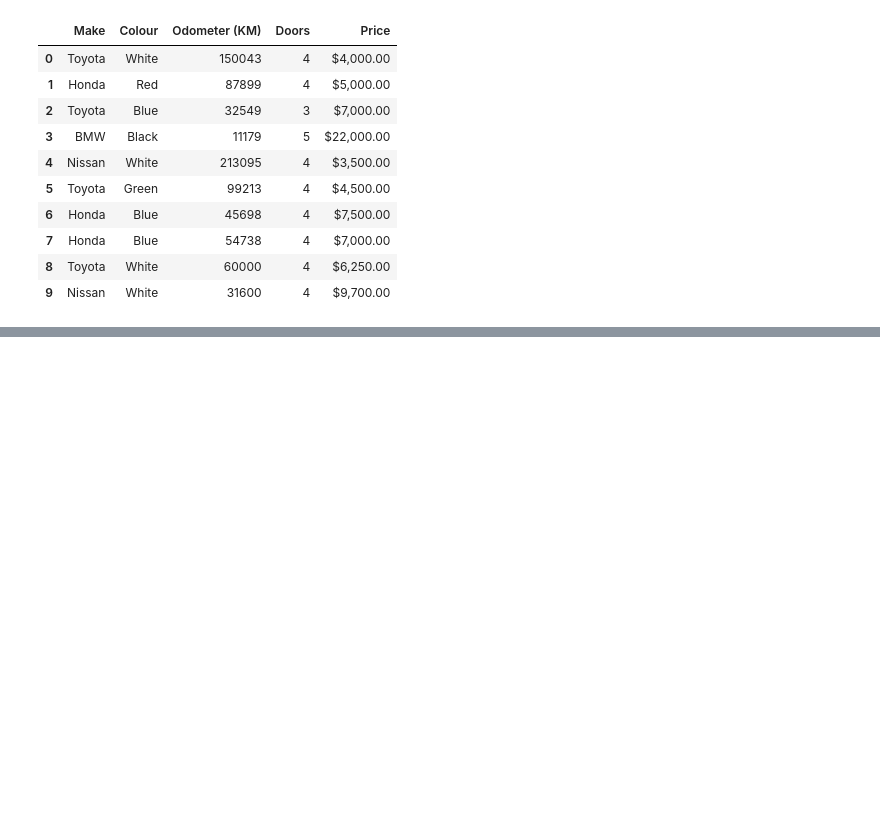
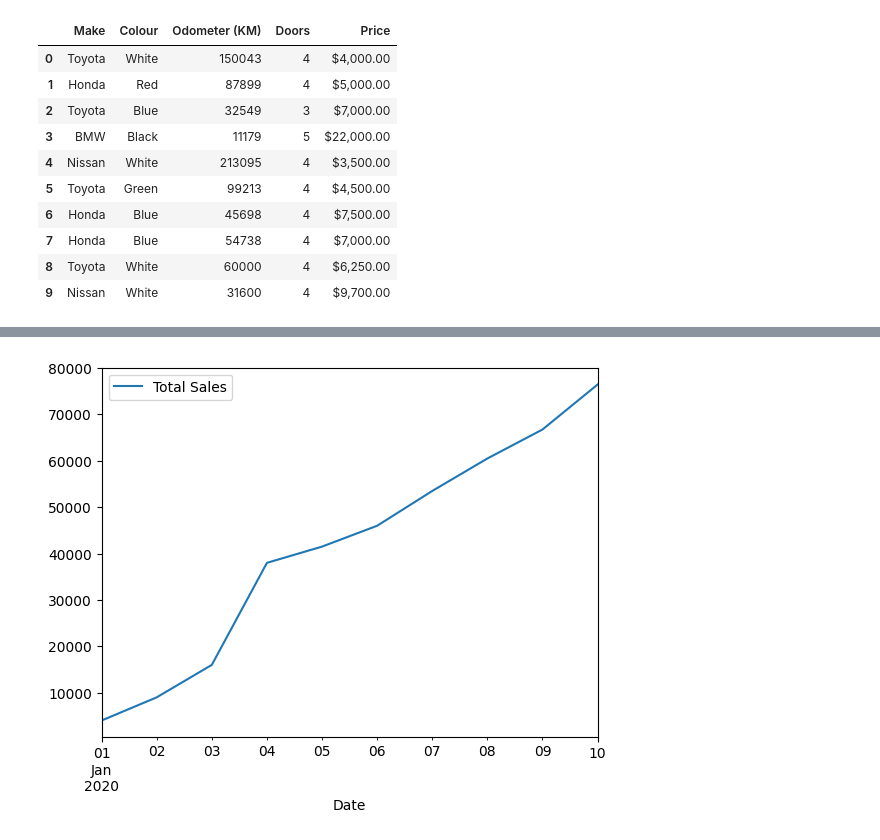
Before and after one commit to ParasKore2003/Machine-Learning, a Jupyter notebook: Practice/Matplotlib/Introduction_to_Matplotlib.ipynb, the cells around one changed output, grey strips where cells are left out. Cells and saved outputs as stored; diff of their text form; code cells hidden in the pictures; blank space fills up the shorter version.

```diff
--- a/Practice/Matplotlib/Introduction_to_Matplotlib.ipynb
+++ b/Practice/Matplotlib/Introduction_to_Matplotlib.ipynb
@@ -208,3 +208,5 @@ car_Sales
 | 7 | Honda | Blue | 54738 | 4 | $7,000.00 |
 | 8 | Toyota | White | 60000 | 4 | $6,250.00 |
 | 9 | Nissan | White | 31600 | 4 | $9,700.00 |
+# %%
+car_Sales["Price"] = car_Sales["Price"].astype(str).str.replace('[\$\,\.]', '', regex= True)
@@ -210,0 +217,4 @@ car_Sales
+# %%
+car_Sales["Price"] = car_Sales["Price"].str[:-2]
+
+#This is the method by which we remove the last two zeroes
@@ -210,0 +235,3 @@ car_Sales
+# %%
+car_Sales["Date"] = pd.date_range("1/1/2020", periods=len(car_Sales))
+car_Sales
@@ -210,0 +250,3 @@ car_Sales
+# %%
+car_Sales["Total Sales"] = car_Sales["Price"].astype(int).cumsum()
+car_Sales
@@ -210,0 +265,5 @@ car_Sales
+# %%
+#Lets plot the total sales
+car_Sales.plot(x="Date", y = "Total Sales");
+# %% [output]
+[figure, added]
```
Also changed, not shown: parts of 29 cells of this notebook, 1 other file.
